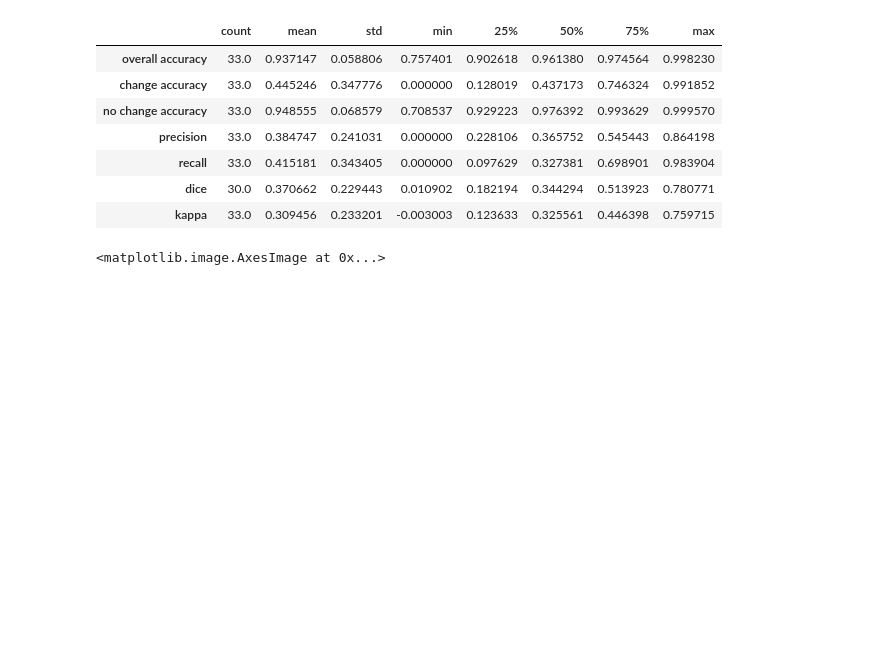
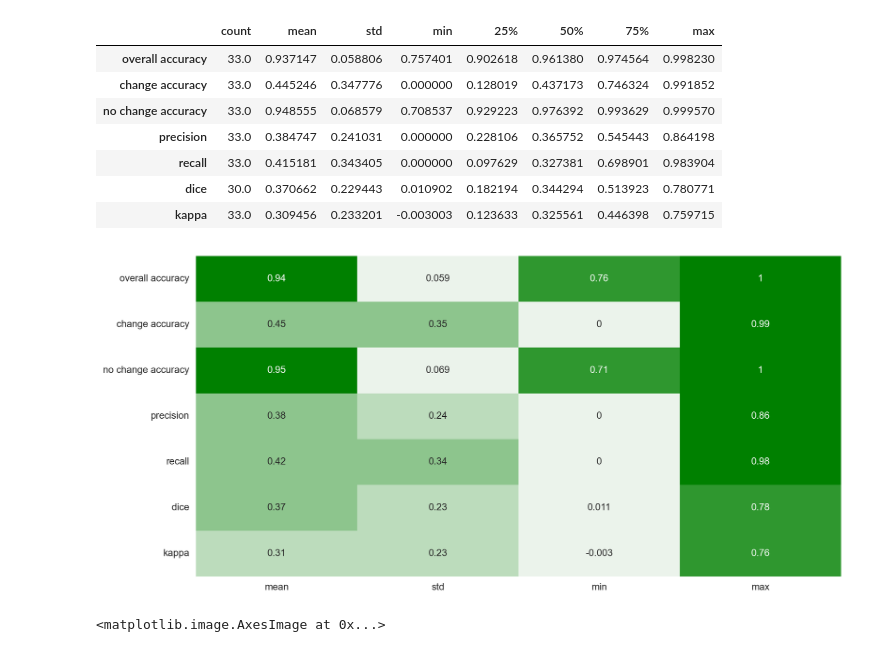
Before and after one commit to ashen007/forest-cover-shrinking, a Jupyter notebook: notebooks/daudt/fcfe/forest-cover-change-detection-testing-models(FCFE).ipynb, the cells around one changed output. Cells and saved outputs as stored; diff of their text form; code cells hidden in the pictures; blank space fills up the shorter version.

```diff
--- a/notebooks/daudt/fcfe/forest-cover-change-detection-testing-models(FCFE).ipynb
+++ b/notebooks/daudt/fcfe/forest-cover-change-detection-testing-models(FCFE).ipynb
@@ -31,6 +32,15 @@ metrics.describe().T
 | recall | 33.0 | 0.415181 | 0.343405 | 0.000000 | 0.097629 | 0.327381 | 0.698901 | 0.983904 |
 | dice | 30.0 | 0.370662 | 0.229443 | 0.010902 | 0.182194 | 0.344294 | 0.513923 | 0.780771 |
 | kappa | 33.0 | 0.309456 | 0.233201 | -0.003003 | 0.123633 | 0.325561 | 0.446398 | 0.759715 |
+# %%
+plt.figure(figsize=(12, 6), dpi=200)
+sns.heatmap(metrics.describe().T[['mean', 'std', 'min', 'max']],
+            annot=True,
+            cbar=False,
+            cmap=sns.light_palette('green'))
+plt.show()
+# %% [output]
+[figure, added]
 # %%
 model = FCFE(6, 3, 2)
 state = torch.load(f"./last-checkpoint.pth")
```
Also changed, not shown: parts of 1 cell of this notebook, 1 other file.
